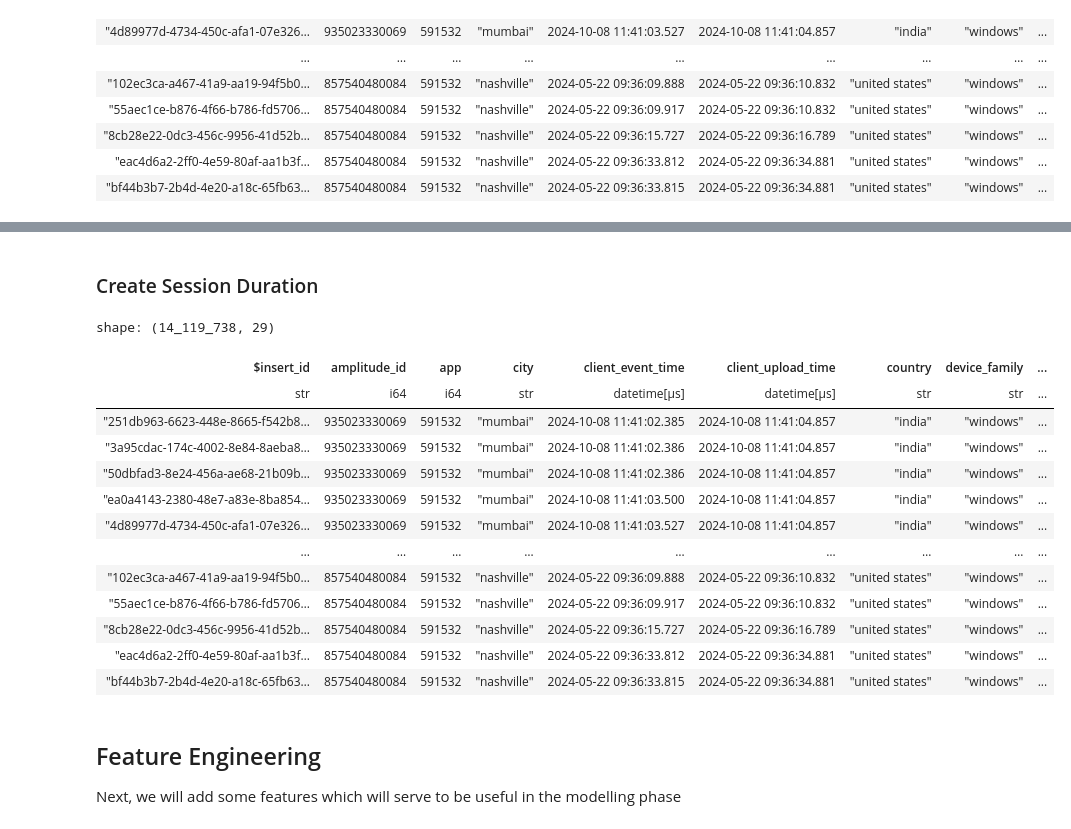
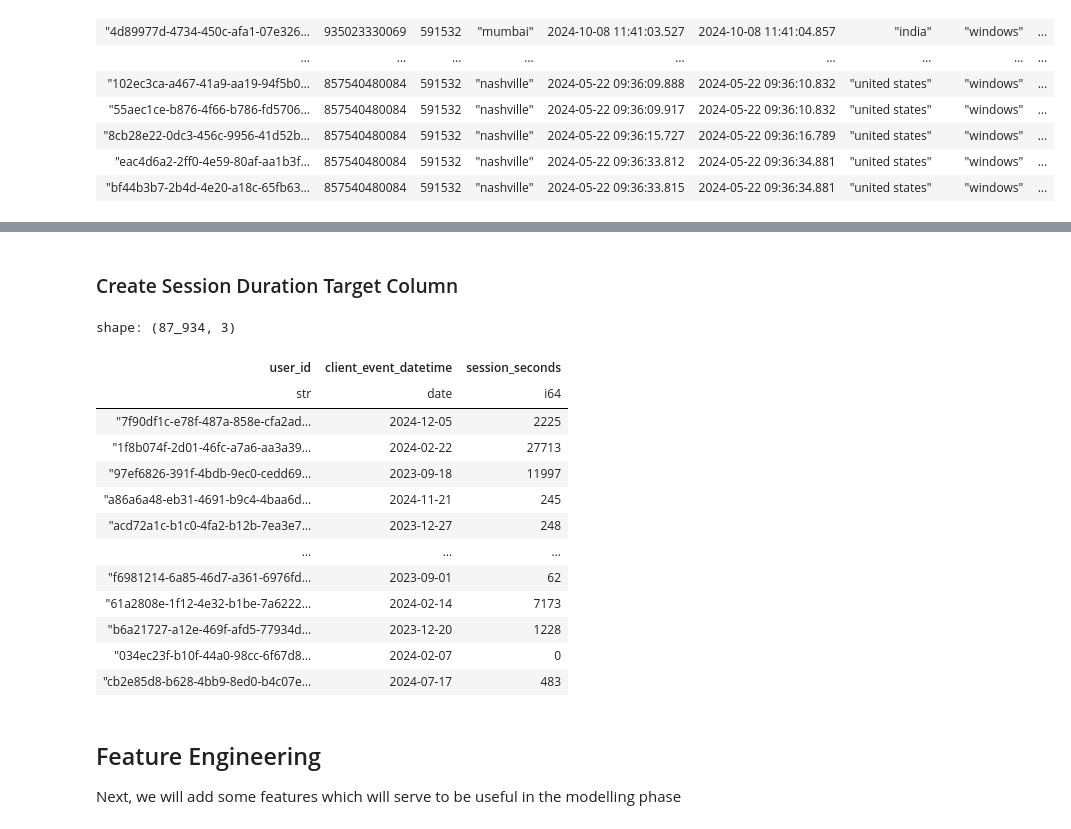
Before and after one commit to ntung110/cxc2025-federato, a Jupyter notebook: FederatoChallenge/submission/preprocess_data.ipynb, the cells around one changed output, grey strips where cells are left out. Cells and saved outputs as stored; diff of their text form; code cells hidden in the pictures.

```diff
--- a/FederatoChallenge/submission/preprocess_data.ipynb
+++ b/FederatoChallenge/submission/preprocess_data.ipynb
@@ -114,39 +195,35 @@ shape: (14_526_410, 28)
 # %% [markdown]
-### Create Session Duration
+### Create Session Duration Target Column
 # %%
-# Filter out empty user ids
-df = df.filter(pl.col('user_id').is_not_null())
-df
-
-# Create session durations
+# Create session duration table
 user_session = (df.group_by(['user_id', 'session_id'])
                   .agg([pl.max('client_event_time').name.prefix('max_'),
                         pl.min('client_event_time').name.prefix('min_')]))
 
 # Session time calculation
 user_session = user_session.with_columns((pl.col('max_client_event_time')
                                           - pl.col('min_client_event_time')).alias('session_duration'))
 user_session = user_session.with_columns(pl.col('session_duration').dt.total_seconds().alias('session_seconds'))
 
-
-# Merge columns to original df
-df = df.join(user_session.select('user_id', 'session_id', 'session_seconds'), on=['user_id', 'session_id'], how='left')
-df
+# Aggregate data to client_event_datetime level
+user_session = user_session.with_columns(pl.col('min_client_event_time').cast(pl.Date()).alias('client_event_datetime'))
+user_session_datetime = user_session.group_by('user_id', 'client_event_datetime').agg(pl.sum('session_seconds'))
+user_session_datetime
 # %% [output]
-shape: (14_119_738, 29)
+shape: (87_934, 3)
-| $insert_id | amplitude_id | app | city | client_event_time | client_upload_time | country | device_family | ... |
-| str | i64 | i64 | str | datetime[μs] | datetime[μs] | str | str | ... |
-| "251db963-6623-448e-8665-f542b8… | 935023330069 | 591532 | "mumbai" | 2024-10-08 11:41:02.385 | 2024-10-08 11:41:04.857 | "india" | "windows" | ... |
-| "3a95cdac-174c-4002-8e84-8aeba8… | 935023330069 | 591532 | "mumbai" | 2024-10-08 11:41:02.386 | 2024-10-08 11:41:04.857 | "india" | "windows" | ... |
-| "50dbfad3-8e24-456a-ae68-21b09b… | 935023330069 | 591532 | "mumbai" | 2024-10-08 11:41:02.386 | 2024-10-08 11:41:04.857 | "india" | "windows" | ... |
-| "ea0a4143-2380-48e7-a83e-8ba854… | 935023330069 | 591532 | "mumbai" | 2024-10-08 11:41:03.500 | 2024-10-08 11:41:04.857 | "india" | "windows" | ... |
-| "4d89977d-4734-450c-afa1-07e326… | 935023330069 | 591532 | "mumbai" | 2024-10-08 11:41:03.527 | 2024-10-08 11:41:04.857 | "india" | "windows" | ... |
-| … | … | … | … | … | … | … | … | ... |
-| "102ec3ca-a467-41a9-aa19-94f5b0… | 857540480084 | 591532 | "nashville" | 2024-05-22 09:36:09.888 | 2024-05-22 09:36:10.832 | "united states" | "windows" | ... |
-| "55aec1ce-b876-4f66-b786-fd5706… | 857540480084 | 591532 | "nashville" | 2024-05-22 09:36:09.917 | 2024-05-22 09:36:10.832 | "united states" | "windows" | ... |
-| "8cb28e22-0dc3-456c-9956-41d52b… | 857540480084 | 591532 | "nashville" | 2024-05-22 09:36:15.727 | 2024-05-22 09:36:16.789 | "united states" | "windows" | ... |
-| "eac4d6a2-2ff0-4e59-80af-aa1b3f… | 857540480084 | 591532 | "nashville" | 2024-05-22 09:36:33.812 | 2024-05-22 09:36:34.881 | "united states" | "windows" | ... |
-| "bf44b3b7-2b4d-4e20-a18c-65fb63… | 857540480084 | 591532 | "nashville" | 2024-05-22 09:36:33.815 | 2024-05-22 09:36:34.881 | "united states" | "windows" | ... |
+| user_id | client_event_datetime | session_seconds |
+| str | date | i64 |
+| "7f90df1c-e78f-487a-858e-cfa2ad… | 2024-12-05 | 2225 |
+| "1f8b074f-2d01-46fc-a7a6-aa3a39… | 2024-02-22 | 27713 |
+| "97ef6826-391f-4bdb-9ec0-cedd69… | 2023-09-18 | 11997 |
+| "a86a6a48-eb31-4691-b9c4-4baa6d… | 2024-11-21 | 245 |
+| "acd72a1c-b1c0-4fa2-b12b-7ea3e7… | 2023-12-27 | 248 |
+| … | … | … |
+| "f6981214-6a85-46d7-a361-6976fd… | 2023-09-01 | 62 |
+| "61a2808e-1f12-4e32-b1be-7a6222… | 2024-02-14 | 7173 |
+| "b6a21727-a12e-469f-afd5-77934d… | 2023-12-20 | 1228 |
+| "034ec23f-b10f-44a0-98cc-6f67d8… | 2024-02-07 | 0 |
+| "cb2e85d8-b628-4bb9-8ed0-b4c07e… | 2024-07-17 | 483 |
 # %% [markdown]
 ## Feature Engineering
 
```
Also changed, not shown: parts of 29 cells of this notebook, 7 other files.
